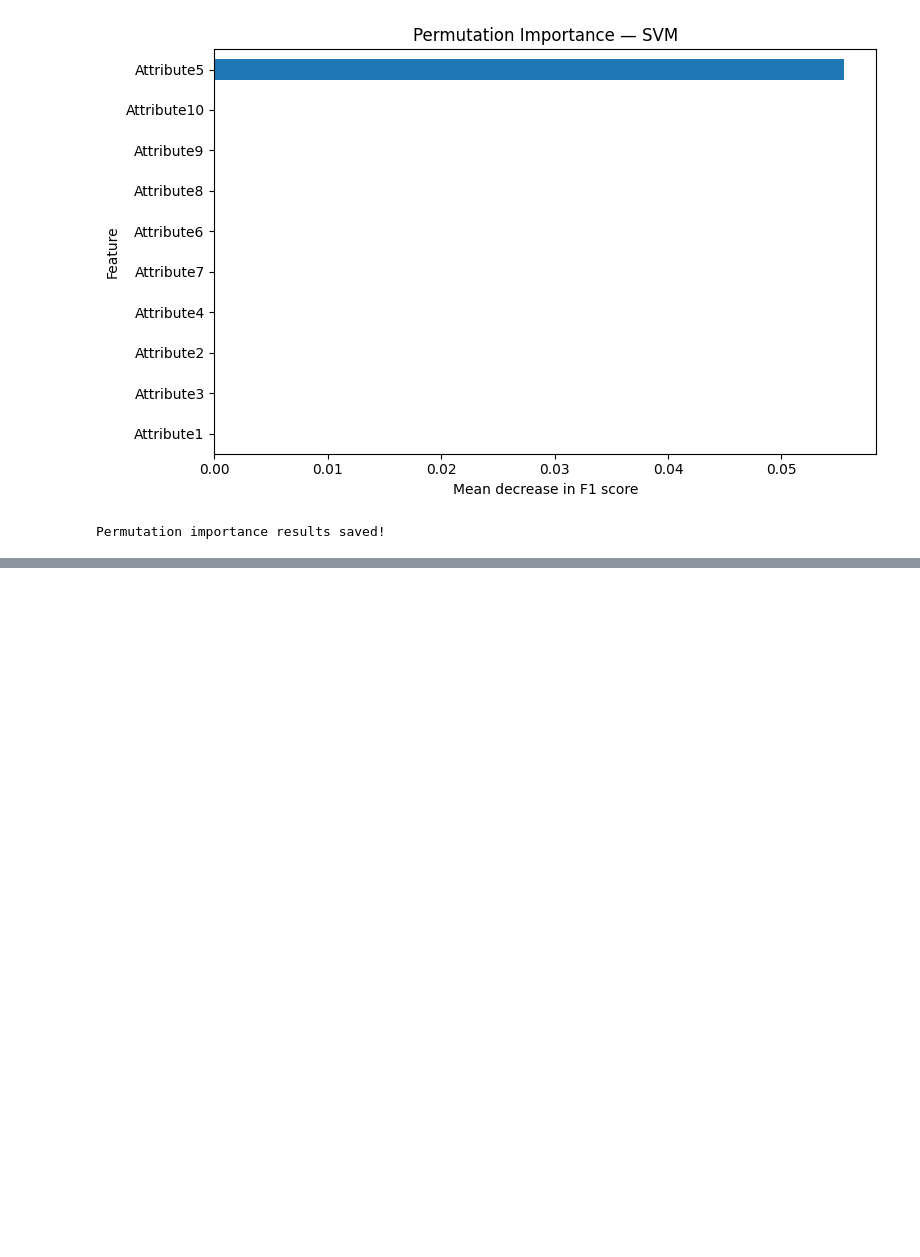
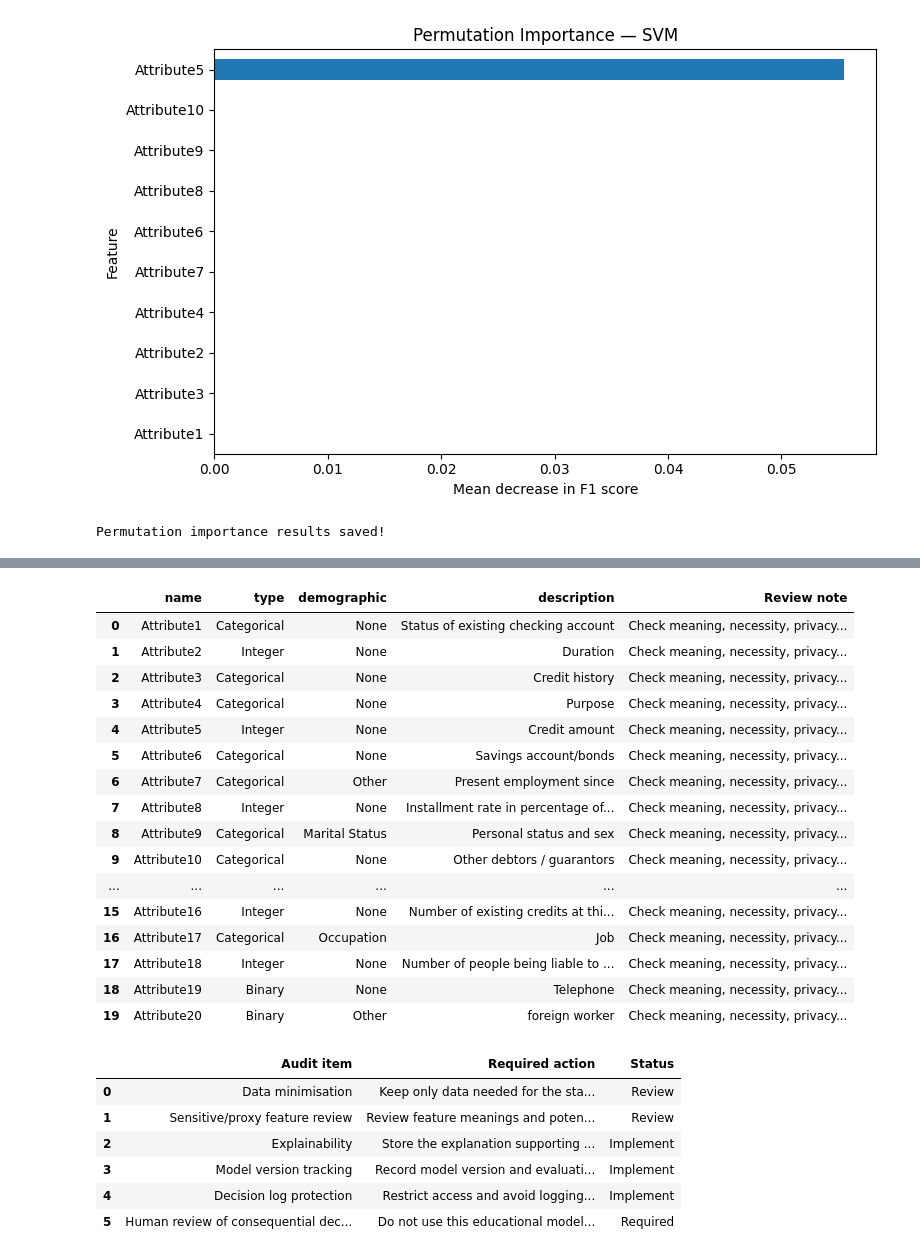
Before and after one commit to yashaswi25-hue/Regulatory-Aware-AI-for-Explainable-and-Auditable-Credit-Decisions, a Jupyter notebook: german_credit_datasets.ipynb, the cells around one changed output, grey strips where cells are left out. Saved outputs shown, nothing was run; the diff lists cells and outputs as text; code cells hidden in the pictures; blank space fills up the shorter version.

```diff
--- a/german_credit_datasets.ipynb
+++ b/german_credit_datasets.ipynb
@@ -999,0 +1434,68 @@ Permutation importance results saved!
+# %%
+
+# Review the original dataset's feature descriptions
+feature_review = credit_data.variables[
+    credit_data.variables["role"] == "Feature"
+].copy()
+
+feature_review["Review note"] = feature_review["name"].apply(
+    lambda name:
+        "Age: demographic attribute; review fairness and necessity"
+        if name == "Attribute13"
+        else
+        "Check meaning, necessity, privacy risk and possible proxy effects"
+)
+
+display(
+    feature_review[
+        ["name", "type", "demographic", "description", "Review note"]
+    ]
+)
+
+# Project governance checklist
+governance_checklist = pd.DataFrame({
+    "Audit item": [
+        "Data minimisation",
+        "Sensitive/proxy feature review",
+        "Explainability",
+        "Model version tracking",
+        "Decision log protection",
+        "Human review of consequential decisions"
+    ],
+    "Required action": [
+        "Keep only data needed for the stated purpose",
+        "Review feature meanings and potential proxy effects",
+        "Store the explanation supporting each prediction",
+        "Record model version and evaluation date",
+        "Restrict access and avoid logging unnecessary personal data",
+        "Do not use this educational model as the sole basis for real credit decisions"
+    ],
+    "Status": ["Review", "Review", "Implement", "Implement", "Implement", "Required"]
+})
+
+display(governance_checklist)
+# %% [output]
+|  | name | type | demographic | description | Review note |
+| 0 | Attribute1 | Categorical | None | Status of existing checking account | Check meaning, necessity, privacy... |
+| 1 | Attribute2 | Integer | None | Duration | Check meaning, necessity, privacy... |
+| 2 | Attribute3 | Categorical | None | Credit history | Check meaning, necessity, privacy... |
+| 3 | Attribute4 | Categorical | None | Purpose | Check meaning, necessity, privacy... |
+| 4 | Attribute5 | Integer | None | Credit amount | Check meaning, necessity, privacy... |
+| 5 | Attribute6 | Categorical | None | Savings account/bonds | Check meaning, necessity, privacy... |
+| 6 | Attribute7 | Categorical | Other | Present employment since | Check meaning, necessity, privacy... |
+| 7 | Attribute8 | Integer | None | Installment rate in percentage of... | Check meaning, necessity, privacy... |
+| 8 | Attribute9 | Categorical | Marital Status | Personal status and sex | Check meaning, necessity, privacy... |
+| 9 | Attribute10 | Categorical | None | Other debtors / guarantors | Check meaning, necessity, privacy... |
+| ... | ... | ... | ... | ... | ... |
+| 15 | Attribute16 | Integer | None | Number of existing credits at thi... | Check meaning, necessity, privacy... |
+| 16 | Attribute17 | Categorical | Occupation | Job | Check meaning, necessity, privacy... |
+| 17 | Attribute18 | Integer | None | Number of people being liable to ... | Check meaning, necessity, privacy... |
+| 18 | Attribute19 | Binary | None | Telephone | Check meaning, necessity, privacy... |
+| 19 | Attribute20 | Binary | Other | foreign worker | Check meaning, necessity, privacy... |
+|  | Audit item | Required action | Status |
+| 0 | Data minimisation | Keep only data needed for the sta... | Review |
+| 1 | Sensitive/proxy feature review | Review feature meanings and poten... | Review |
+| 2 | Explainability | Store the explanation supporting ... | Implement |
+| 3 | Model version tracking | Record model version and evaluati... | Implement |
+| 4 | Decision log protection | Restrict access and avoid logging... | Implement |
+| 5 | Human review of consequential dec... | Do not use this educational model... | Required |
```
Also changed, not shown: parts of 13 cells of this notebook.
